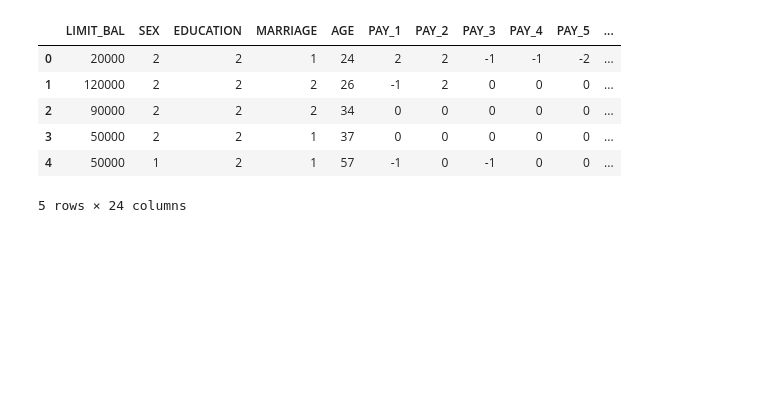
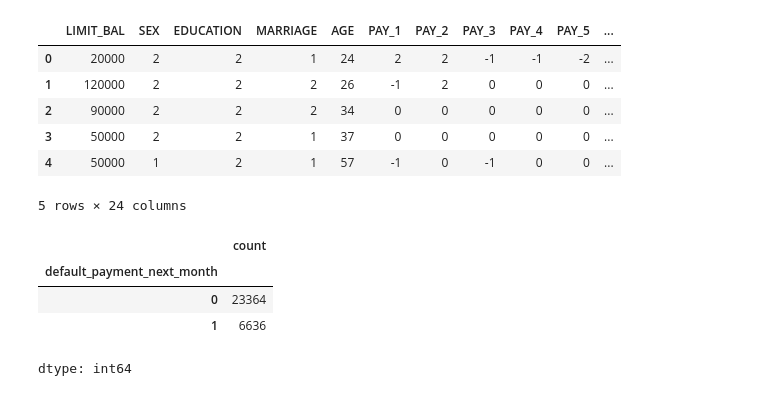
Before and after one commit to jessepoljak/Project_2_Credit_Default, a Jupyter notebook: Project2_Loans.ipynb, the cells around one changed output. Drawn from its saved outputs; the diff is of its cells as text; code cells hidden in the pictures; blank space fills up the shorter version.

```diff
--- a/Project2_Loans.ipynb
+++ b/Project2_Loans.ipynb
@@ -45,0 +68,9 @@ df.head()
+# %%
+# Check for
+y.value_counts()
+# %% [output]
+|  | count |
+| default_payment_next_month |  |
+| 0 | 23364 |
+| 1 | 6636 |
+dtype: int64
```
Also changed, not shown: parts of 48 cells of this notebook.
